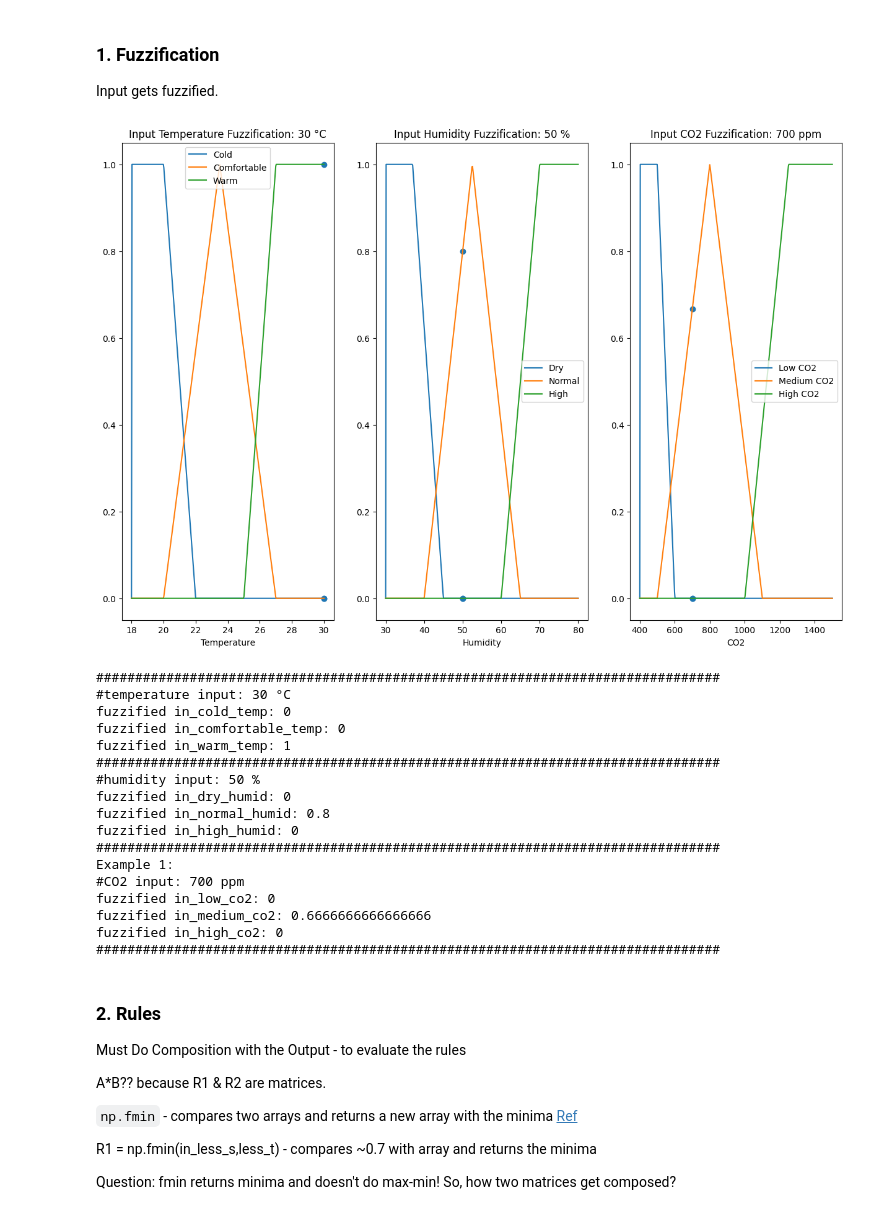
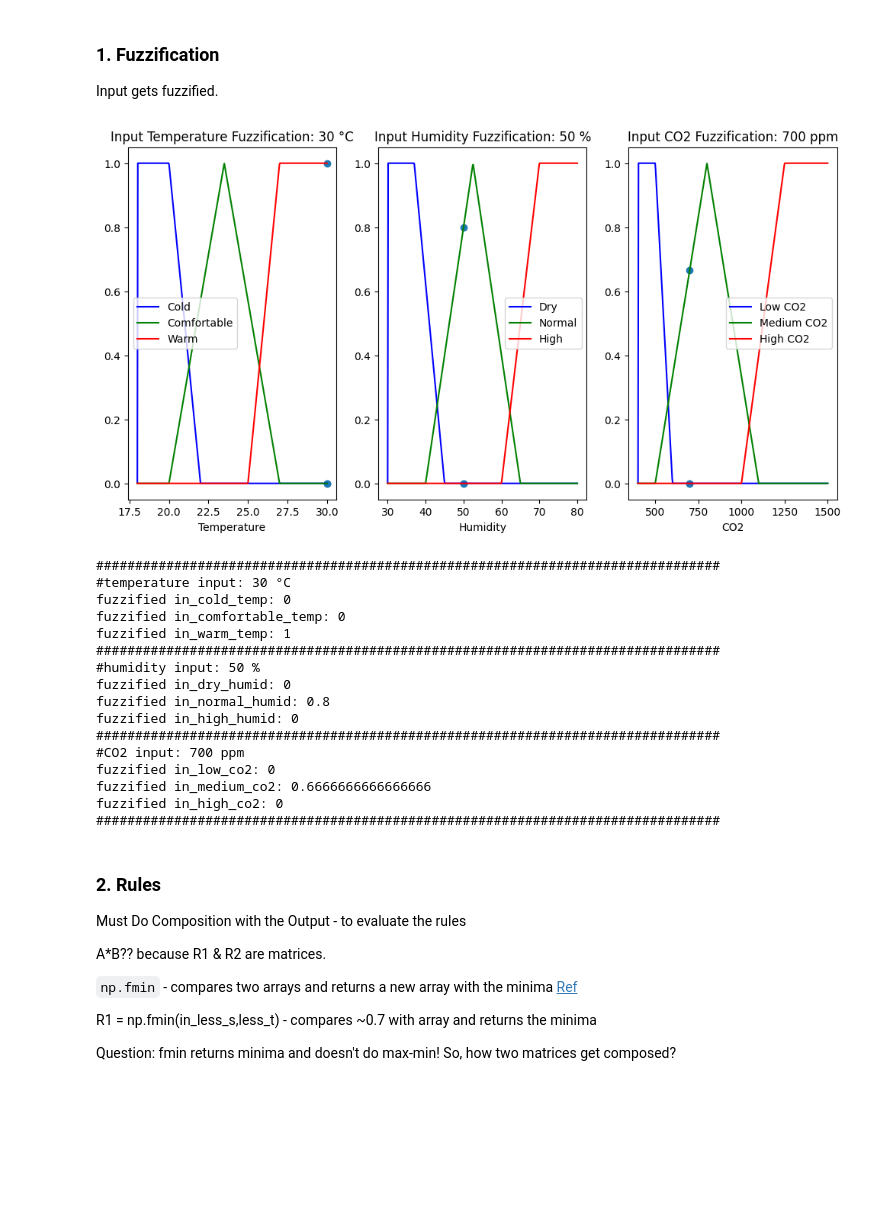
Before and after one commit to everhettoo/fl-hvac-control, a Jupyter notebook: notebooks/mamdani_hvac_control.ipynb, the cells around one changed output. Cells and saved outputs as stored; diff of their text form; code cells hidden in the pictures; blank space fills up the shorter version.

```diff
--- a/notebooks/mamdani_hvac_control.ipynb
+++ b/notebooks/mamdani_hvac_control.ipynb
@@ -104,57 +104,56 @@ in_medium_co2 = mf.tri(in_co2, 500, 800, 1100) # take middle point of the tri
 in_high_co2 = mf.trap(in_co2, 1000, 1250, 1500, 1500) # take middle point of the trap
 
 # Temperature Plots with input fuzzified points
-plt.figure(0, figsize=(15, 10))
+plt.figure(0, figsize=(12, 6))
 plt.subplot(1, 3, 1)
-plt.plot(temp, cold_temp, label="Cold")
-plt.plot(temp, comfortable_temp, label="Comfortable")
-plt.plot(temp, warm_temp, label="Warm")
+plt.plot(temp, cold_temp, label="Cold", color="blue")
+plt.plot(temp, comfortable_temp, label="Comfortable", color="green")
+plt.plot(temp, warm_temp, label="Warm", color="red")
 
 plt.scatter([in_temp, in_temp, in_temp], [in_cold_temp, in_comfortable_temp, in_warm_temp])
 plt.xlabel("Temperature")
-plt.title("Input Temperature Fuzzification: 30 °C")
+plt.title(f"Input Temperature Fuzzification: {in_temp} °C")
 plt.legend()
 
 plt.subplot(1, 3, 2)
-plt.plot(humid, dry_humid, label="Dry")
-plt.plot(humid, normal_humid, label="Normal")
-plt.plot(humid, high_humid, label="High")
+plt.plot(humid, dry_humid, label="Dry", color="blue")
+plt.plot(humid, normal_humid, label="Normal", color="green")
+plt.plot(humid, high_humid, label="High", color="red")
 
 plt.scatter([in_humid, in_humid, in_humid], [in_dry_humid, in_normal_humid, in_high_humid])
 plt.xlabel("Humidity")
-plt.title("Input Humidity Fuzzification: 50 %")
+plt.title(f"Input Humidity Fuzzification: {in_humid} %")
 plt.legend()
 
 plt.subplot(1, 3, 3)
-plt.plot(co2, low_co2, label="Low CO2")
-plt.plot(co2, medium_co2, label="Medium CO2")
-plt.plot(co2, high_co2, label="High CO2")
+plt.plot(co2, low_co2, label="Low CO2", color="blue")
+plt.plot(co2, medium_co2, label="Medium CO2", color="green")
+plt.plot(co2, high_co2, label="High CO2", color="red")
 
 plt.scatter([in_co2, in_co2, in_co2], [in_low_co2, in_medium_co2, in_high_co2])
 plt.xlabel("CO2")
-plt.title("Input CO2 Fuzzification: 700 ppm")
+plt.title(f"Input CO2 Fuzzification: {in_co2} ppm")
 plt.legend()
 plt.show()
 
 print(f"################################################################################")
 print(f"#temperature input: {in_temp} °C")
 print(f"fuzzified in_cold_temp: {in_cold_temp}")
 print(f"fuzzified in_comfortable_temp: {in_comfortable_temp}")
 print(f"fuzzified in_warm_temp: {in_warm_temp}")
 print(f"################################################################################")
 print(f"#humidity input: {in_humid} %")
 print(f"fuzzified in_dry_humid: {in_dry_humid}")
 print(f"fuzzified in_normal_humid: {in_normal_humid}")
 print(f"fuzzified in_high_humid: {in_high_humid}")
 print(f"################################################################################")
-print(f"Example 1:")
 print(f"#CO2 input: {in_co2} ppm")
 print(f"fuzzified in_low_co2: {in_low_co2}")
 print(f"fuzzified in_medium_co2: {in_medium_co2}")
 print(f"fuzzified in_high_co2: {in_high_co2}")
 print(f"################################################################################")
 # %% [output]
-[figure, old version]
+[figure, new version]
 ################################################################################
 #temperature input: 30 °C
 fuzzified in_cold_temp: 0
@@ -166,7 +165,6 @@ fuzzified in_dry_humid: 0
 fuzzified in_normal_humid: 0.8
 fuzzified in_high_humid: 0
 ################################################################################
-Example 1:
 #CO2 input: 700 ppm
 fuzzified in_low_co2: 0
 fuzzified in_medium_co2: 0.6666666666666666
```
Also changed, not shown: parts of 10 cells of this notebook, 1 other file.
